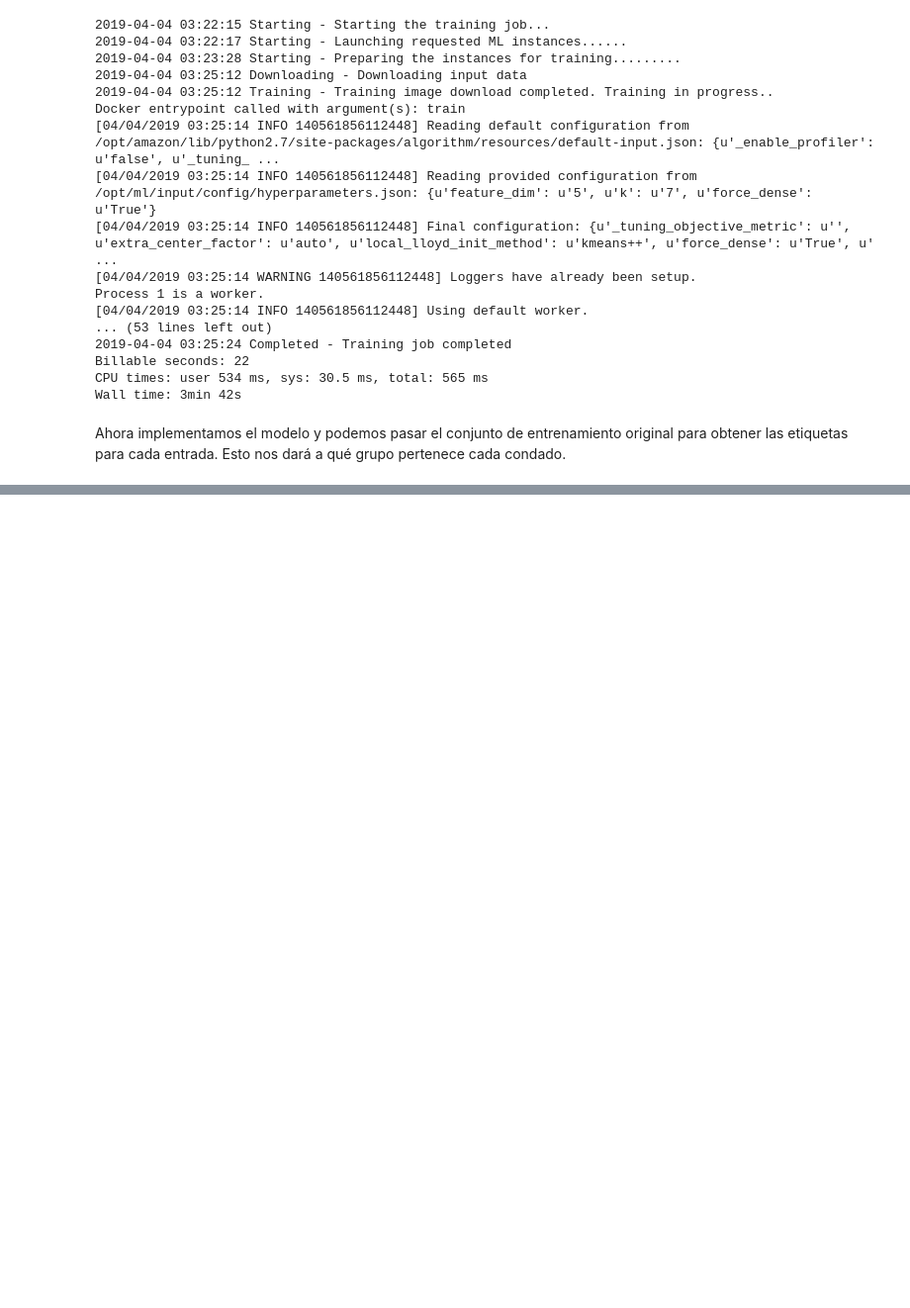
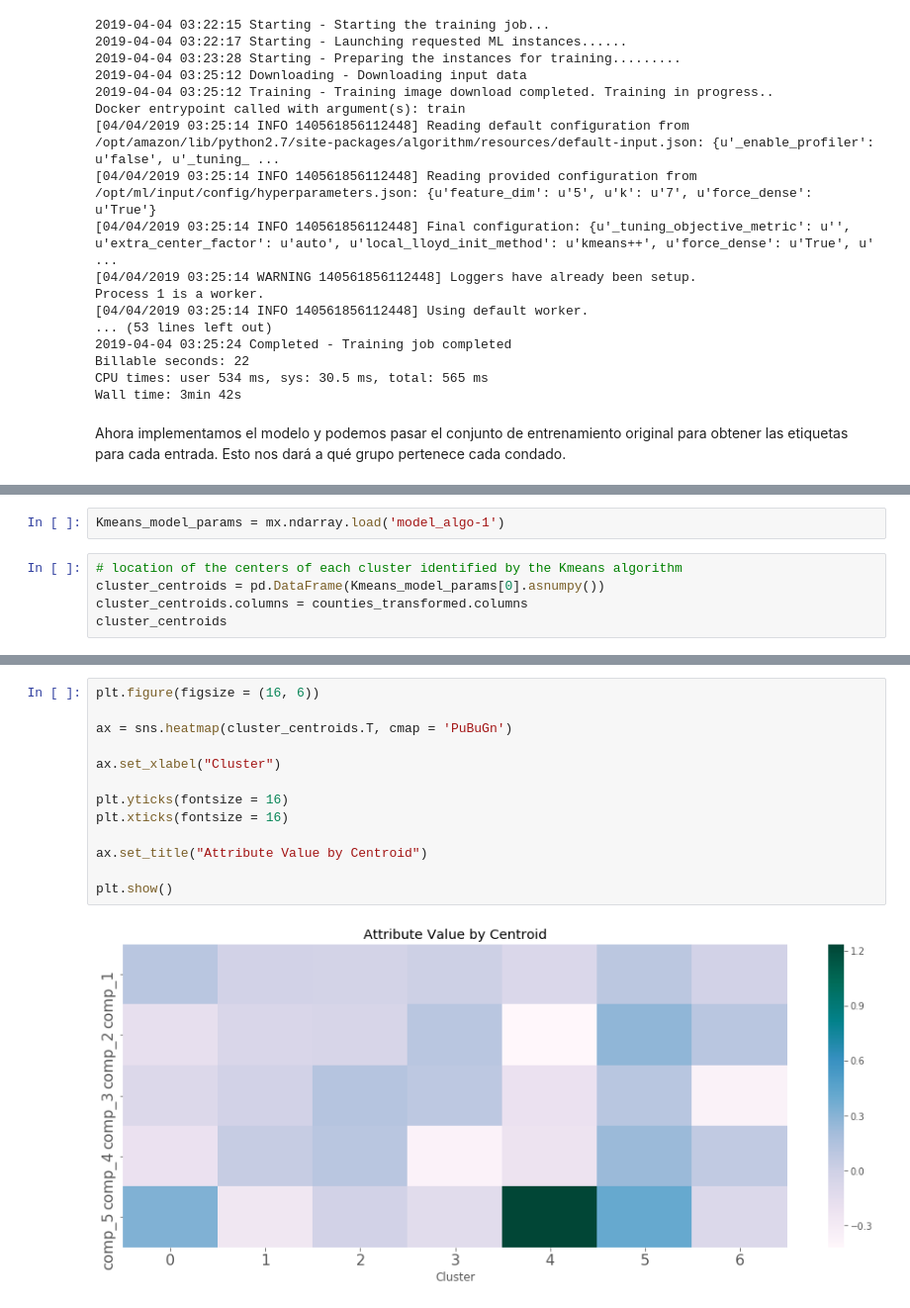
Before and after one commit to iris9112/amazon_sagemaker_test, a Jupyter notebook: Ejercicio Analyze US census data.ipynb, the cells around one changed output, grey strips where cells are left out. Shown at 99% size. Cells and saved outputs as stored; diff of their text form; blank space fills up the shorter version.

```diff
--- a/Ejercicio Analyze US census data.ipynb
+++ b/Ejercicio Analyze US census data.ipynb
@@ -533,0 +567,7 @@ ResourceLimitExceeded: An error occurred (ResourceLimitExceeded) when calling th
+# %%
+Kmeans_model_params = mx.ndarray.load('model_algo-1')
+# %%
+# location of the centers of each cluster identified by the Kmeans algorithm
+cluster_centroids = pd.DataFrame(Kmeans_model_params[0].asnumpy())
+cluster_centroids.columns = counties_transformed.columns
+cluster_centroids
@@ -533,0 +587,15 @@ ResourceLimitExceeded: An error occurred (ResourceLimitExceeded) when calling th
+# %%
+plt.figure(figsize = (16, 6))
+
+ax = sns.heatmap(cluster_centroids.T, cmap = 'PuBuGn')
+
+ax.set_xlabel("Cluster")
+
+plt.yticks(fontsize = 16)
+plt.xticks(fontsize = 16)
+
+ax.set_title("Attribute Value by Centroid")
+
+plt.show()
+# %% [output]
+[figure, added]
```
Also changed, not shown: parts of 15 cells of this notebook, 3 other files.
